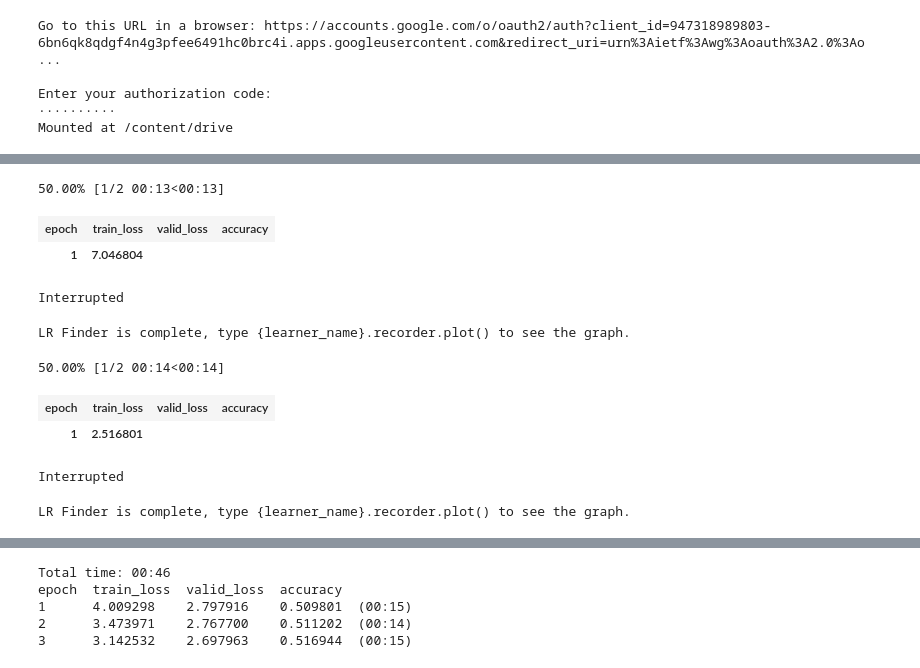
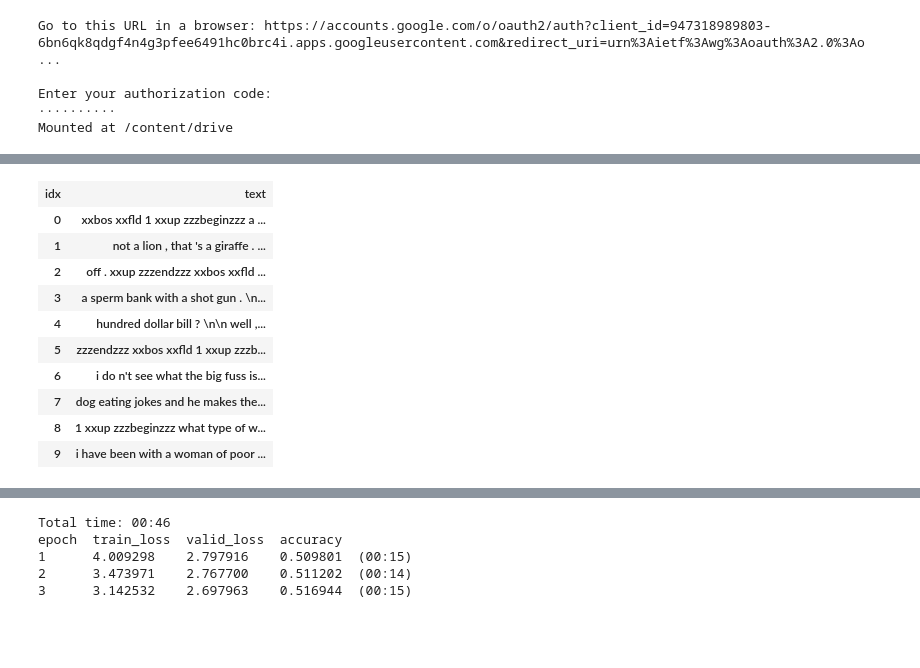
Before and after one commit to gdoteof/neuralnet_stuff, a Jupyter notebook: rjokes_languagemodel.ipynb, the cells around one changed output, grey strips where cells are left out. Saved outputs shown, nothing was run; the diff lists cells and outputs as text; code cells hidden in the pictures; blank space fills up the shorter version.

```diff
--- a/rjokes_languagemodel.ipynb
+++ b/rjokes_languagemodel.ipynb
@@ -72,0 +87,2 @@ NameError: ignored
+# %%
+train, validate, test = np.split(df.sample(frac=1), [int(.7*len(df)), int(.85*len(df))])
@@ -72,0 +95,4 @@ NameError: ignored
+# %%
+train = train.dropna()
+validate = validate.dropna()
+test = test.dropna()
@@ -73 +111,17 @@ NameError: ignored
+# %%
+data_lm = TextLMDataBunch.load(BASE, 'joke_lm')
+# %%
+data_lm.show_batch()
+# %% [output]
+| idx | text |
+| 0 | xxbos xxfld 1 xxup zzzbeginzzz a ... |
+| 1 | not a lion , that 's a giraffe . ... |
+| 2 | off . xxup zzzendzzz xxbos xxfld ... |
+| 3 | a sperm bank with a shot gun . \n... |
+| 4 | hundred dollar bill ? \n\n well ,... |
+| 5 | zzzendzzz xxbos xxfld 1 xxup zzzb... |
+| 6 | i do n't see what the big fuss is... |
+| 7 | dog eating jokes and he makes the... |
+| 8 | 1 xxup zzzbeginzzz what type of w... |
+| 9 | i have been with a woman of poor ... |
 # %%
@@ -75,17 +128,0 @@ learn = language_model_learner(data_lm, pretrained_model=URLs.WT103, drop_mult=0
-# %%
-learn.lr_find()
-# %% [output]
-50.00% [1/2 00:13<00:13]
-| epoch | train_loss | valid_loss | accuracy |
-| 1 | 7.046804 |
-Interrupted
-LR Finder is complete, type {learner_name}.recorder.plot() to see the graph.
-# %%
-learn.freeze()
-learn.lr_find()
-# %% [output]
-50.00% [1/2 00:14<00:14]
-| epoch | train_loss | valid_loss | accuracy |
-| 1 | 2.516801 |
-Interrupted
-LR Finder is complete, type {learner_name}.recorder.plot() to see the graph.
```
Also changed, not shown: parts of 16 cells of this notebook.
